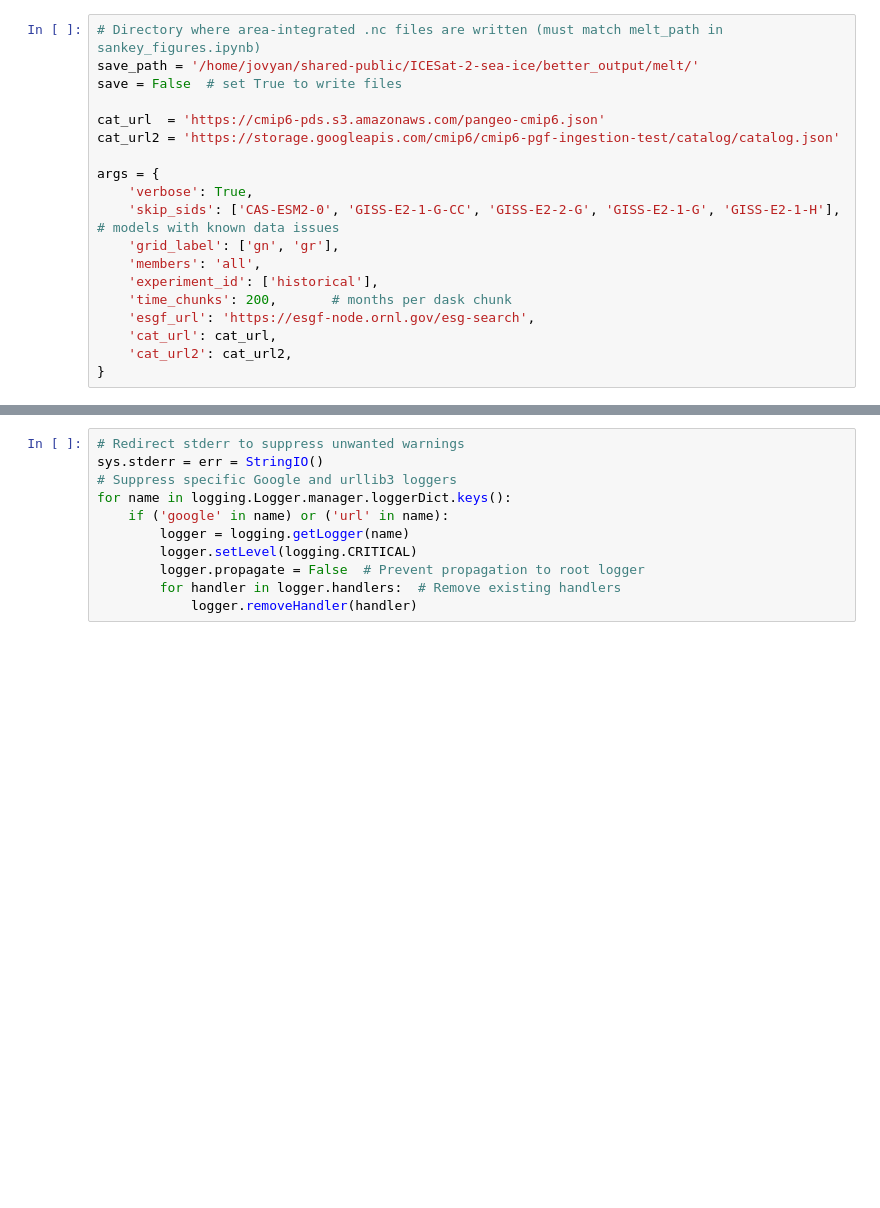
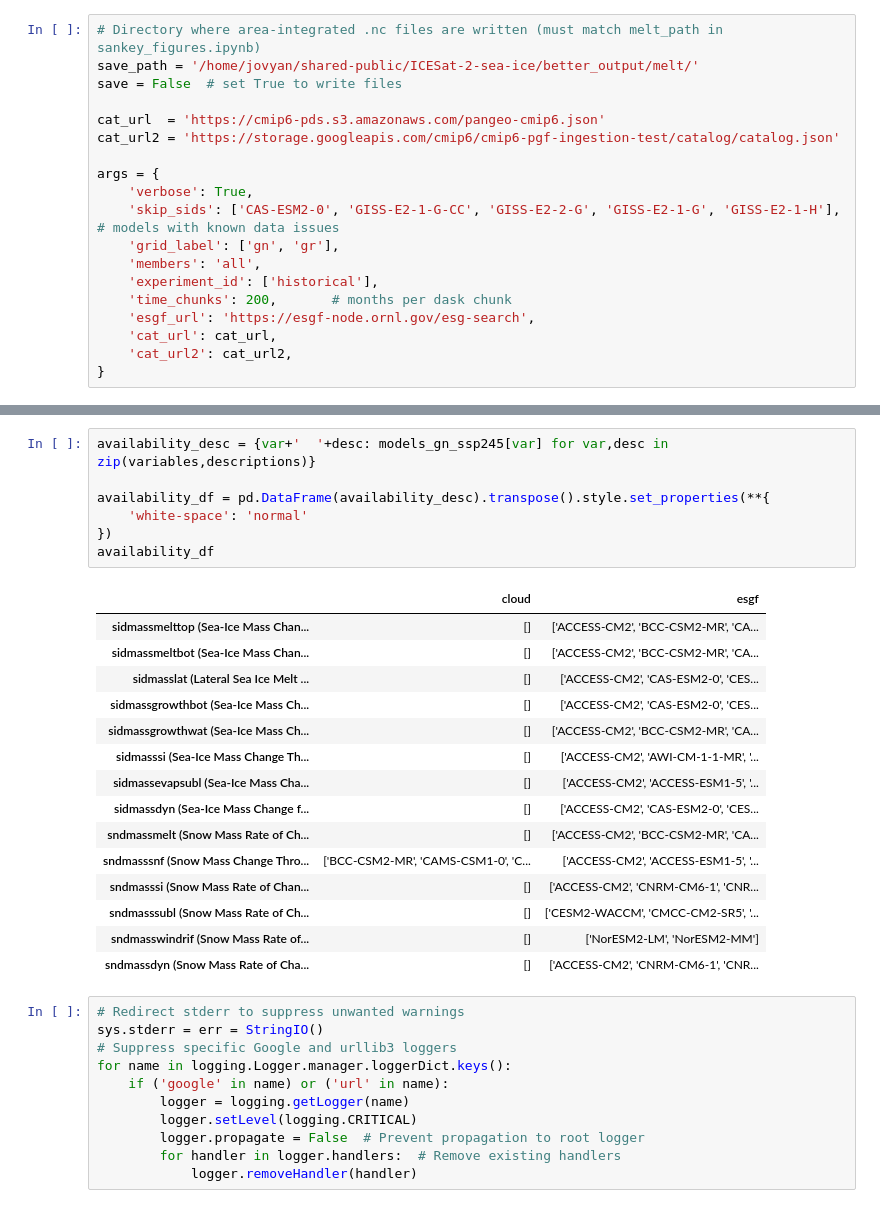
Before and after one commit to cjcardinale/sea-ice-mass-balance, a Jupyter notebook: model_load.ipynb, the cells around one changed output, grey strips where cells are left out. Drawn from its saved outputs; the diff is of its cells as text; blank space fills up the shorter version.

```diff
--- a/model_load.ipynb
+++ b/model_load.ipynb
@@ -78,3 +161,26 @@ args = {
+# %%
+availability_desc = {var+'  '+desc: models_gn_ssp245[var] for var,desc in zip(variables,descriptions)}
+
+availability_df = pd.DataFrame(availability_desc).transpose().style.set_properties(**{
+    'white-space': 'normal'
+})
+availability_df
+# %% [output]
+|  | cloud | esgf |
+| sidmassmelttop (Sea-Ice Mass Chan... | [] | ['ACCESS-CM2', 'BCC-CSM2-MR', 'CA... |
+| sidmassmeltbot (Sea-Ice Mass Chan... | [] | ['ACCESS-CM2', 'BCC-CSM2-MR', 'CA... |
+| sidmasslat (Lateral Sea Ice Melt ... | [] | ['ACCESS-CM2', 'CAS-ESM2-0', 'CES... |
+| sidmassgrowthbot (Sea-Ice Mass Ch... | [] | ['ACCESS-CM2', 'CAS-ESM2-0', 'CES... |
+| sidmassgrowthwat (Sea-Ice Mass Ch... | [] | ['ACCESS-CM2', 'BCC-CSM2-MR', 'CA... |
+| sidmasssi (Sea-Ice Mass Change Th... | [] | ['ACCESS-CM2', 'AWI-CM-1-1-MR', '... |
+| sidmassevapsubl (Sea-Ice Mass Cha... | [] | ['ACCESS-CM2', 'ACCESS-ESM1-5', '... |
+| sidmassdyn (Sea-Ice Mass Change f... | [] | ['ACCESS-CM2', 'CAS-ESM2-0', 'CES... |
+| sndmassmelt (Snow Mass Rate of Ch... | [] | ['ACCESS-CM2', 'BCC-CSM2-MR', 'CA... |
+| sndmasssnf (Snow Mass Change Thro... | ['BCC-CSM2-MR', 'CAMS-CSM1-0', 'C... | ['ACCESS-CM2', 'ACCESS-ESM1-5', '... |
+| sndmasssi (Snow Mass Rate of Chan... | [] | ['ACCESS-CM2', 'CNRM-CM6-1', 'CNR... |
+| sndmasssubl (Snow Mass Rate of Ch... | [] | ['CESM2-WACCM', 'CMCC-CM2-SR5', '... |
+| sndmasswindrif (Snow Mass Rate of... | [] | ['NorESM2-LM', 'NorESM2-MM'] |
+| sndmassdyn (Snow Mass Rate of Cha... | [] | ['ACCESS-CM2', 'CNRM-CM6-1', 'CNR... |
 # %%
 # Redirect stderr to suppress unwanted warnings
 sys.stderr = err = StringIO()
```
Also changed, not shown: parts of 5 cells of this notebook, 4 other files.
